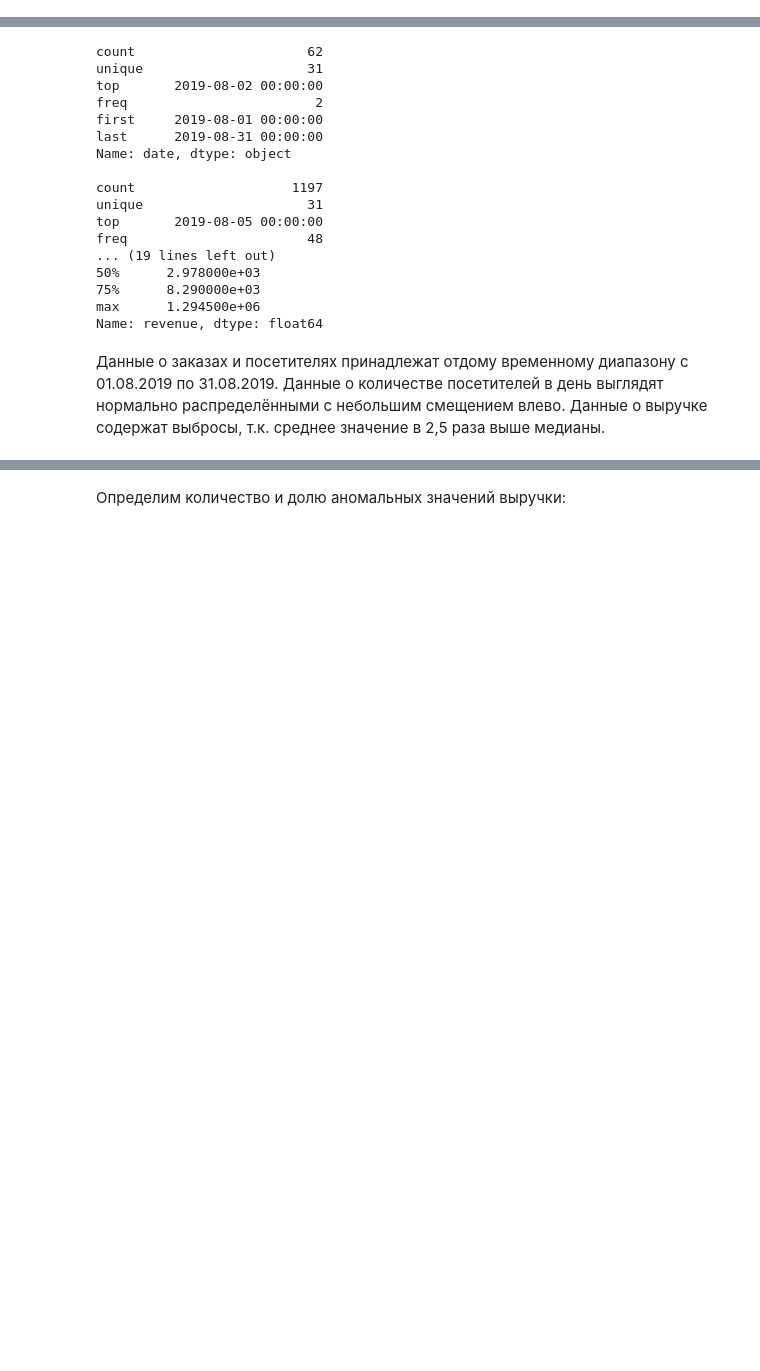
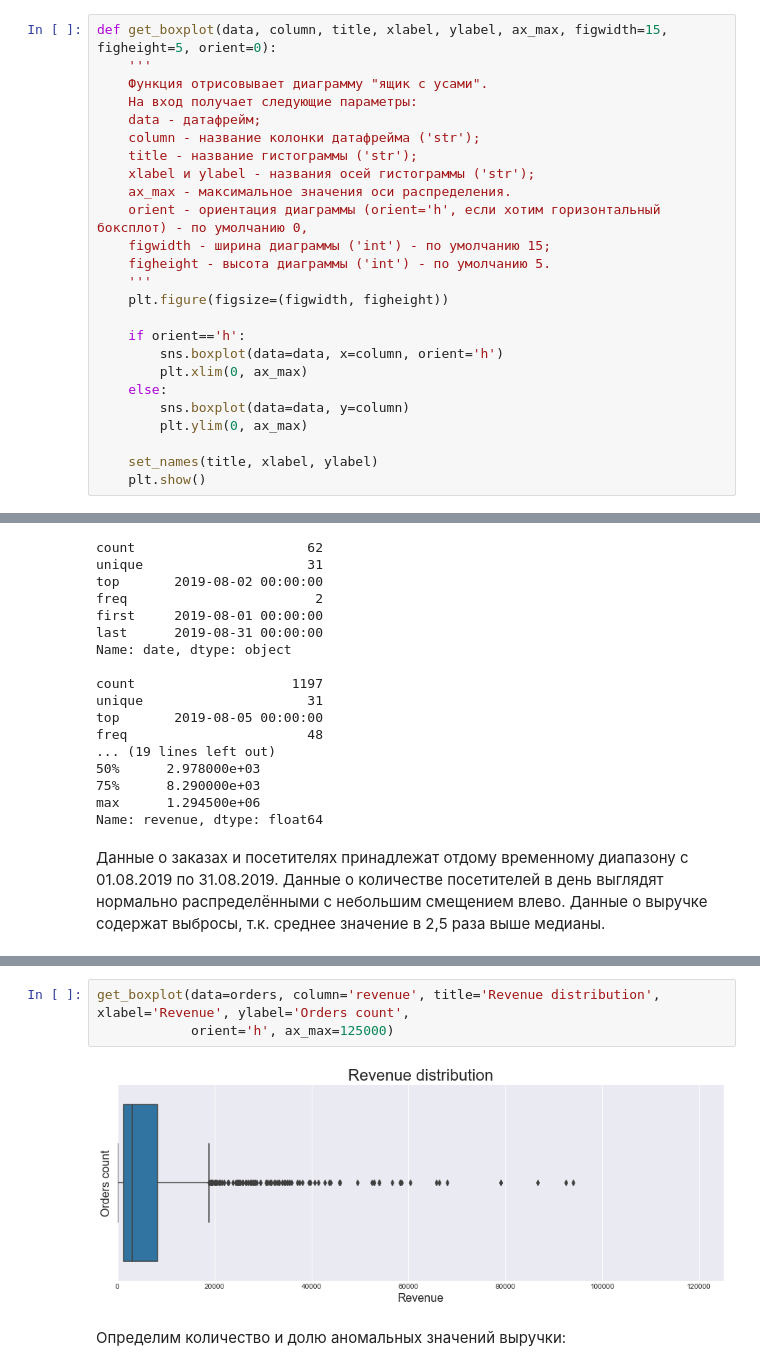
Before and after one commit to NI-coder/data_analytics_projects, a Jupyter notebook: hypotheses_and_ab_test_project/hypotheses_and_ab_test.ipynb, the cells around one changed output, grey strips where cells are left out. Cells and saved outputs as stored; diff of their text form; blank space fills up the shorter version.

```diff
--- a/hypotheses_and_ab_test_project/hypotheses_and_ab_test.ipynb
+++ b/hypotheses_and_ab_test_project/hypotheses_and_ab_test.ipynb
@@ -21,0 +88,25 @@
+# %%
+def get_boxplot(data, column, title, xlabel, ylabel, ax_max, figwidth=15, figheight=5, orient=0):
+    '''
+    Функция отрисовывает диаграмму "ящик с усами".
+    На вход получает следующие параметры:
+    data - датафрейм;
+    column - название колонки датафрейма ('str');
+    title - название гистограммы ('str');
+    xlabel и ylabel - названия осей гистограммы ('str');
+    ax_max - максимальное значения оси распределения.
+    orient - ориентация диаграммы (orient='h', если хотим горизонтальный боксплот) - по умолчанию 0,
+    figwidth - ширина диаграммы ('int') - по умолчанию 15;
+    figheight - высота диаграммы ('int') - по умолчанию 5.
+    '''
+    plt.figure(figsize=(figwidth, figheight))
+
+    if orient=='h':
+        sns.boxplot(data=data, x=column, orient='h')
+        plt.xlim(0, ax_max)
+    else:
+        sns.boxplot(data=data, y=column)
+        plt.ylim(0, ax_max)
+
+    set_names(title, xlabel, ylabel)
+    plt.show()
@@ -261,3 +431,8 @@ plt.ylim(0, 125000)
+# %%
+get_boxplot(data=orders, column='revenue', title='Revenue distribution', xlabel='Revenue', ylabel='Orders count',
+            orient='h', ax_max=125000)
+# %% [output]
+[figure, added]
 # %% [markdown]
 Определим количество и долю аномальных значений выручки:
 # %%
```
Also changed, not shown: parts of 134 cells of this notebook, 6 other files.
